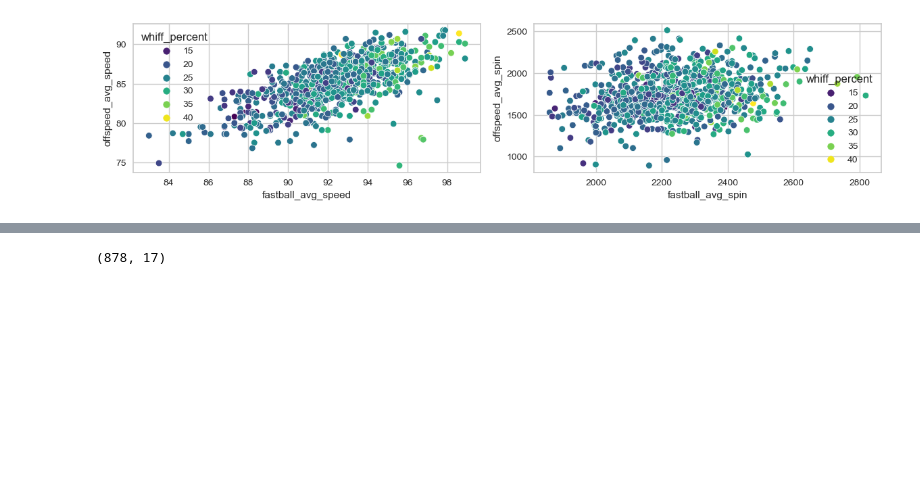
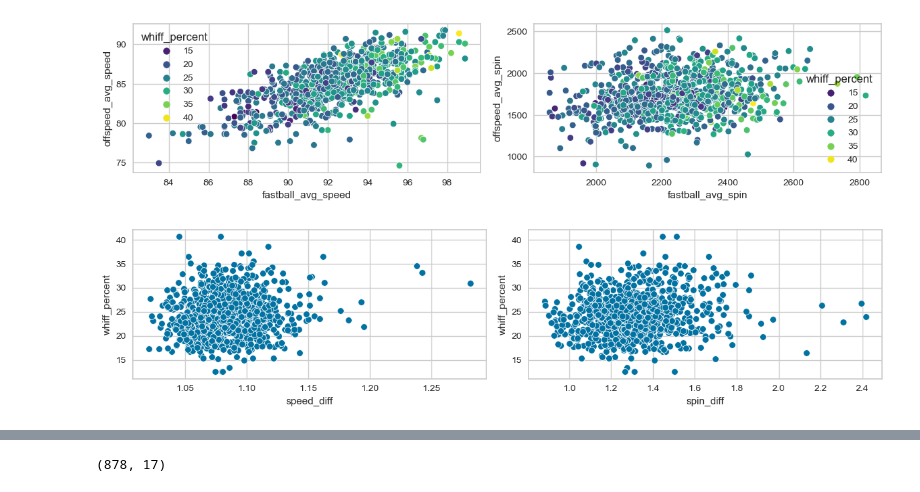
Before and after one commit to Stevey8/Fastball-vs-Pitcher-Performance, a Jupyter notebook: PROJECT_NOTEBOOK.ipynb, the cells around one changed output, grey strips where cells are left out. Drawn from its saved outputs; the diff is of its cells as text; code cells hidden in the pictures; blank space fills up the shorter version.

```diff
--- a/PROJECT_NOTEBOOK.ipynb
+++ b/PROJECT_NOTEBOOK.ipynb
@@ -521,3 +526,15 @@ plt.tight_layout()
 plt.show()
 # %% [output]
 [figure]
+# %%
+fig, (ax1, ax2) = plt.subplots(1, 2, figsize=(12, 3))
+statcast['speed_diff'] = statcast['fastball_avg_speed'] / statcast['offspeed_avg_speed']
+statcast['spin_diff'] = statcast['fastball_avg_spin'] / statcast['offspeed_avg_spin']
+
+
+sns.scatterplot(data=statcast, x='speed_diff', y='whiff_percent', ax=ax1)
+sns.scatterplot(data=statcast, x='spin_diff', y='whiff_percent', ax=ax2)
+plt.tight_layout()
+plt.show()
+# %% [output]
+[figure, added]
```
Also changed, not shown: parts of 14 cells of this notebook.
